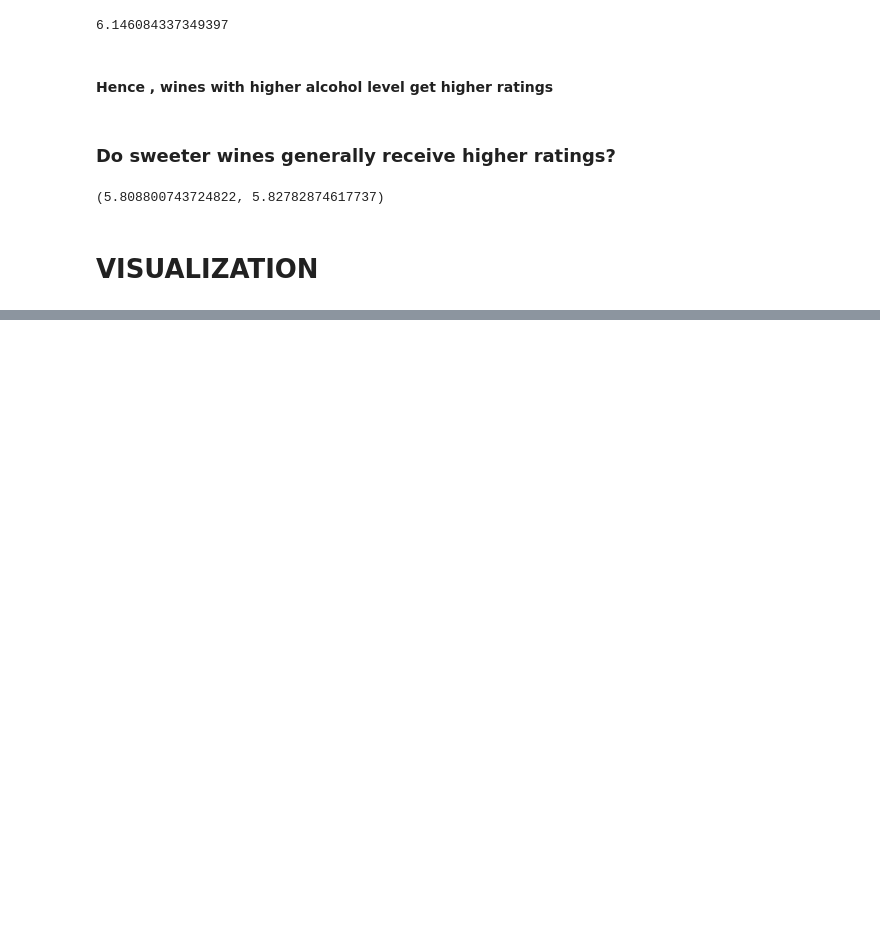
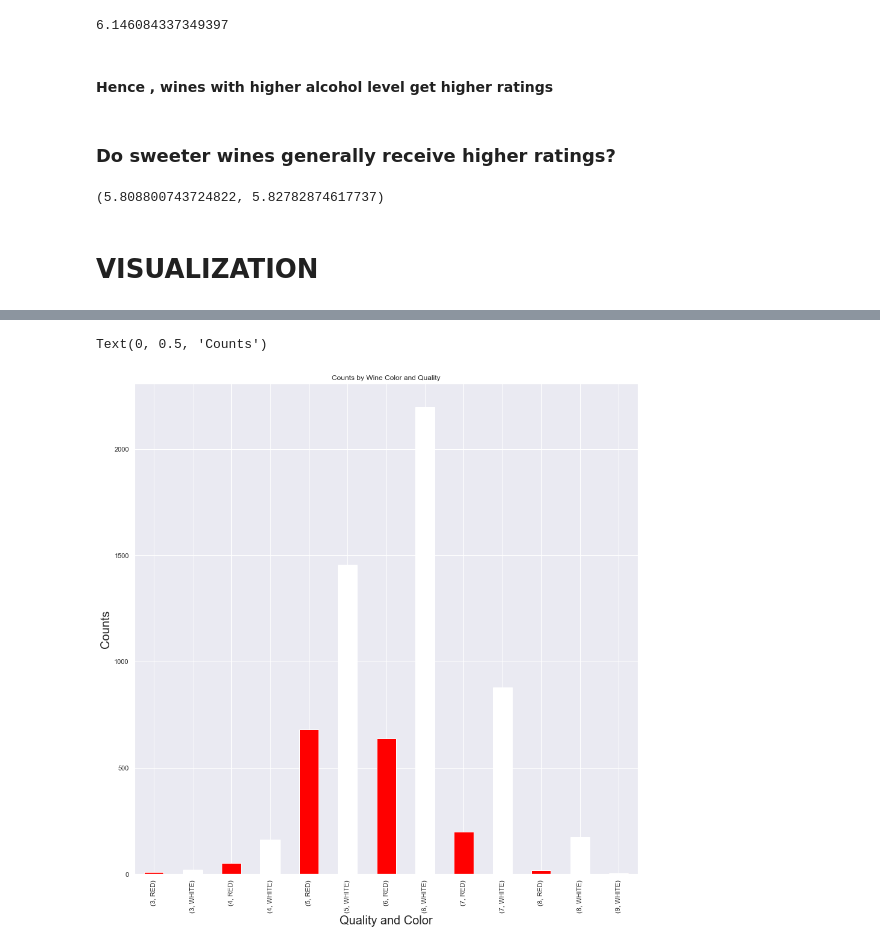
Before and after one commit to tejpalsingh1999/Red-White-Wine-Dataset-Analyses, a Jupyter notebook: Wine Data Analysis.ipynb, the cells around one changed output, grey strips where cells are left out. Saved outputs shown, nothing was run; the diff lists cells and outputs as text; code cells hidden in the pictures; blank space fills up the shorter version.

```diff
--- a/Wine Data Analysis.ipynb
+++ b/Wine Data Analysis.ipynb
@@ -331,0 +332,8 @@ Text(0, 0.5, 'QUALITY')
+# %%
+counts = combine_wine.groupby(['quality', 'color']).count()['pH']
+counts.plot(kind = 'bar', title = 'Counts by Wine Color and Quality', color = colors, figsize =(15,15))
+plt.xlabel('Quality and Color', fontsize = 20)
+plt.ylabel('Counts', fontsize = 20)
+# %% [output]
+Text(0, 0.5, 'Counts')
+[figure, added]
```
Also changed, not shown: parts of 9 cells of this notebook.
